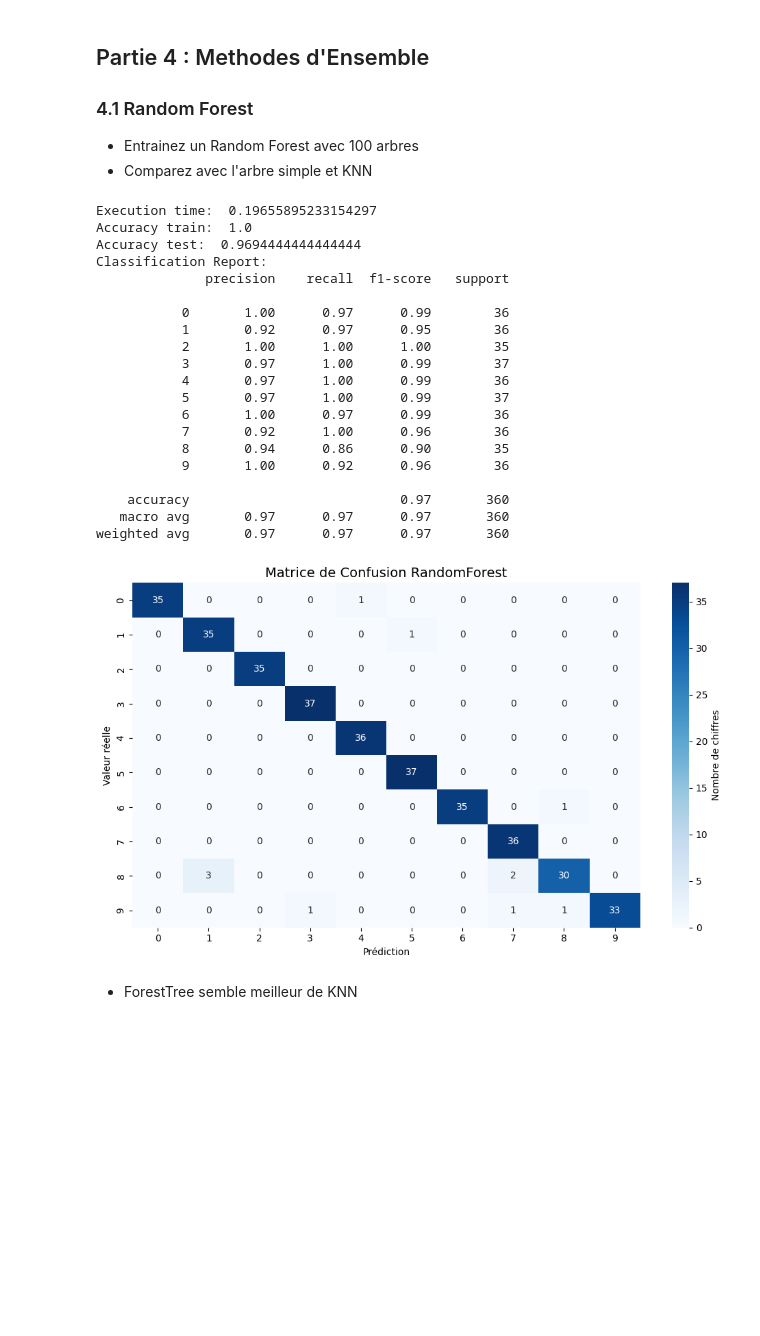
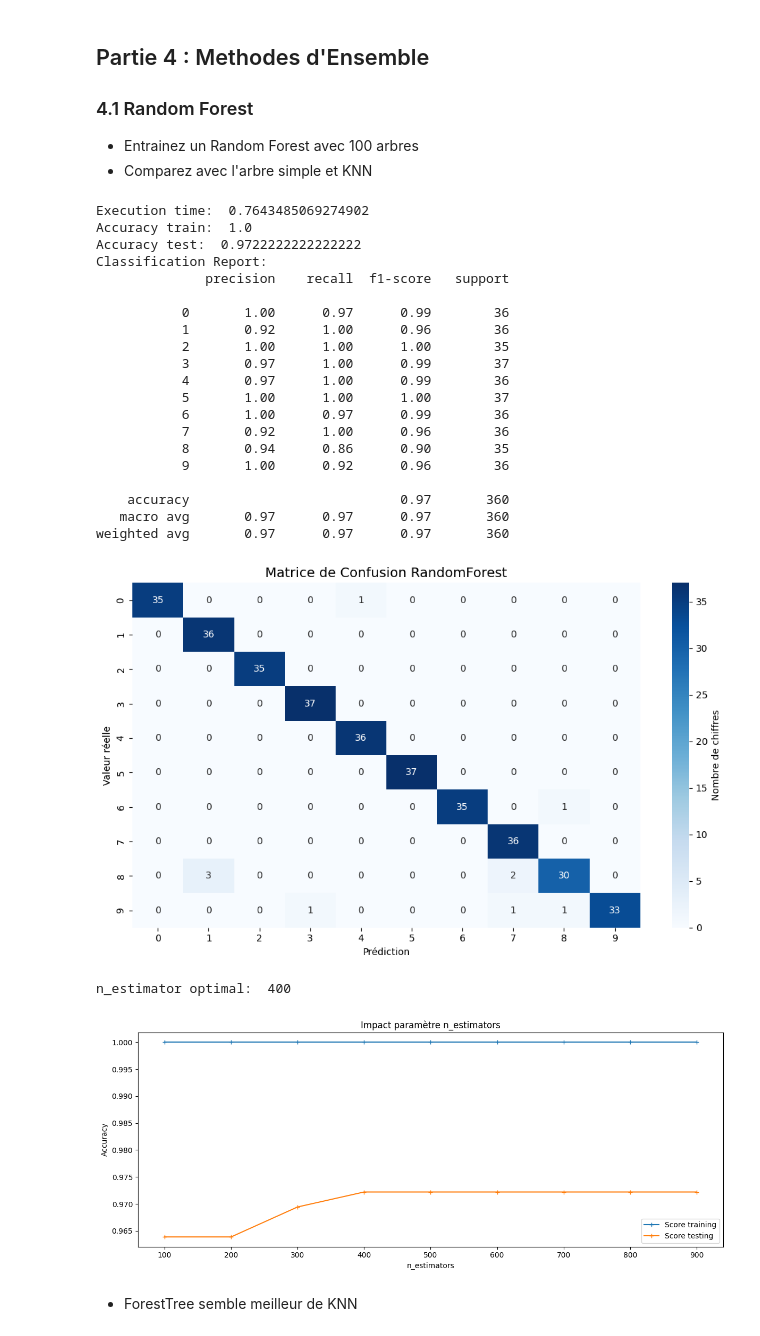
Before and after one commit to DamienDESSAUX-M2i/M2i_CDSD_TDTP, a Jupyter notebook: scikit_learn/exos/tp3.ipynb, the cells around one changed output. Cells and saved outputs as stored; diff of their text form; code cells hidden in the pictures; blank space fills up the shorter version.

```diff
--- a/scikit_learn/exos/tp3.ipynb
+++ b/scikit_learn/exos/tp3.ipynb
@@ -289,29 +352,29 @@ from sklearn.ensemble import RandomForestClassifier
 rf_pipeline = Pipeline(
     steps=[
         ("preprocessor", preprocessor),
-        ("clasifier", RandomForestClassifier()),
+        ("clasifier", RandomForestClassifier(random_state=42, n_estimators=400)),
     ],
 )
 
-start_time = time.time()
+start_time_rf = time.time()
 rf_pipeline.fit(X_train, y_train)
-end_time = time.time()
+end_time_rf = time.time()
 
-y_pred_train = rf_pipeline.predict(X_train)
-y_pred_test = rf_pipeline.predict(X_test)
+y_pred_train_rf = rf_pipeline.predict(X_train)
+y_pred_test_rf = rf_pipeline.predict(X_test)
 
-print("Execution time: ", end_time - start_time)
-print("Accuracy train: ", accuracy_score(y_train, y_pred_train))
-print("Accuracy test: ", accuracy_score(y_test, y_pred_test))
+print("Execution time: ", end_time_rf - start_time_rf)
+print("Accuracy train: ", accuracy_score(y_train, y_pred_train_rf))
+print("Accuracy test: ", accuracy_score(y_test, y_pred_test_rf))
 print("Classification Report:")
-print(classification_report(y_test, y_pred_test))
+print(classification_report(y_test, y_pred_test_rf))
 
-cm = confusion_matrix(y_test, y_pred_test)
+cm_rf = confusion_matrix(y_test, y_pred_test_rf)
 
 fig, axes = plt.subplots(1, 1, figsize=(10, 6))
 
 sns.heatmap(
-    cm,
+    cm_rf,
     annot=True,
     fmt="d",
     cmap="Blues",
@@ -326,18 +389,18 @@ axes.set_title("Matrice de Confusion RandomForest", fontsize=14)
 
 plt.tight_layout()
 # %% [output]
-Execution time:  0.19655895233154297
+Execution time:  0.7643485069274902
 Accuracy train:  1.0
-Accuracy test:  0.9694444444444444
+Accuracy test:  0.9722222222222222
 Classification Report:
               precision    recall  f1-score   support
 
            0       1.00      0.97      0.99        36
-           1       0.92      0.97      0.95        36
+           1       0.92      1.00      0.96        36
            2       1.00      1.00      1.00        35
            3       0.97      1.00      0.99        37
            4       0.97      1.00      0.99        36
-           5       0.97      1.00      0.99        37
+           5       1.00      1.00      1.00        37
            6       1.00      0.97      0.99        36
            7       0.92      1.00      0.96        36
            8       0.94      0.86      0.90        35
@@ -347,6 +410,39 @@ Classification Report:
    macro avg       0.97      0.97      0.97       360
 weighted avg       0.97      0.97      0.97       360
 [figure]
+# %%
+estimators_values = range(100, 1000, 100)
+train_score = []
+test_score = []
+
+for estimators in estimators_values:
+    rf = Pipeline(
+        steps=[
+            ("preprocessor", preprocessor),
+            (
+                "classifier",
+                RandomForestClassifier(random_state=42, n_estimators=estimators),
+            ),
+        ]
+    )
+    rf.fit(X_train, y_train)
+    train_score.append(rf.score(X_train, y_train))
+    test_score.append(rf.score(X_test, y_test))
+
+plt.figure(figsize=(12, 5))
+plt.plot(estimators_values, train_score, label="Score training", marker="+")
+plt.plot(estimators_values, test_score, label="Score testing", marker="+")
+plt.xlabel("n_estimators")
+plt.ylabel("Accuracy")
+plt.title("Impact paramètre n_estimators")
+plt.legend()
+plt.tight_layout()
+
+estimator_optimal = estimators_values[test_score.index(max(test_score))]
+print("n_estimator optimal: ", estimator_optimal)
+# %% [output]
+n_estimator optimal:  400
+[figure, added]
 # %% [markdown]
 - ForestTree semble meilleur de KNN
 # %% [markdown]
```
Also changed, not shown: parts of 16 cells of this notebook, 10 other files.
